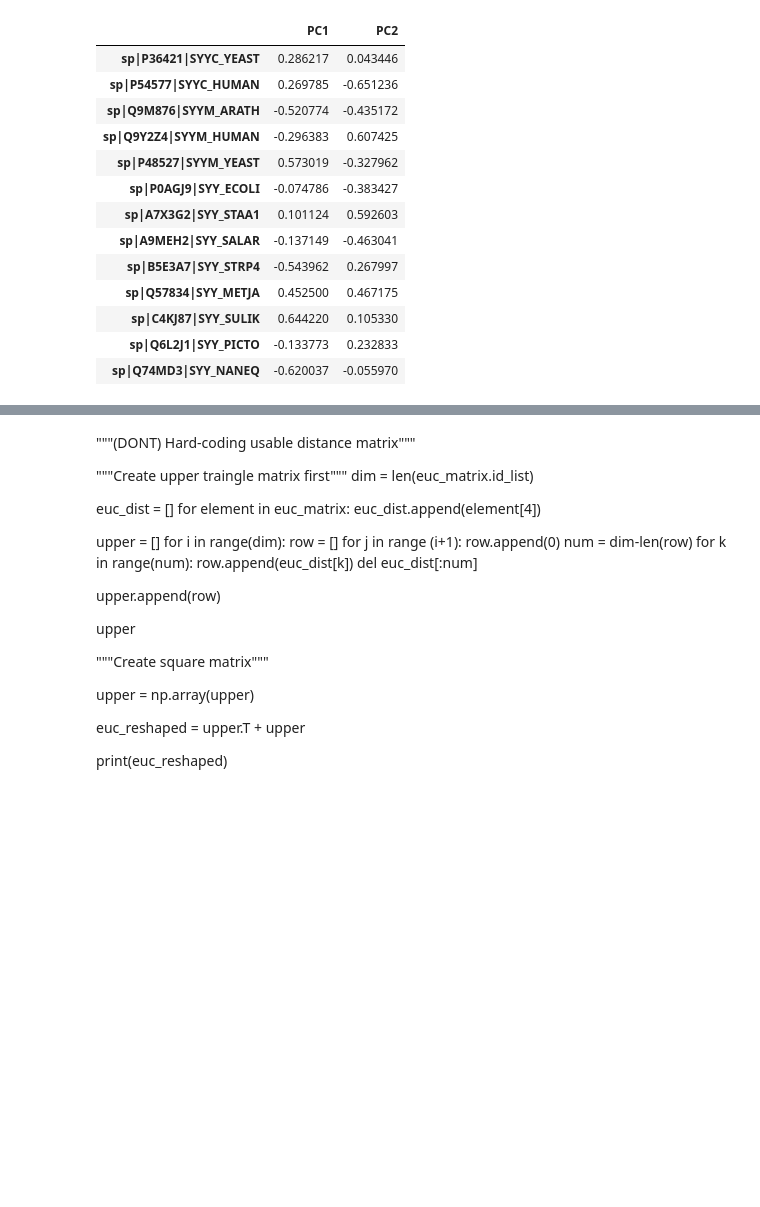
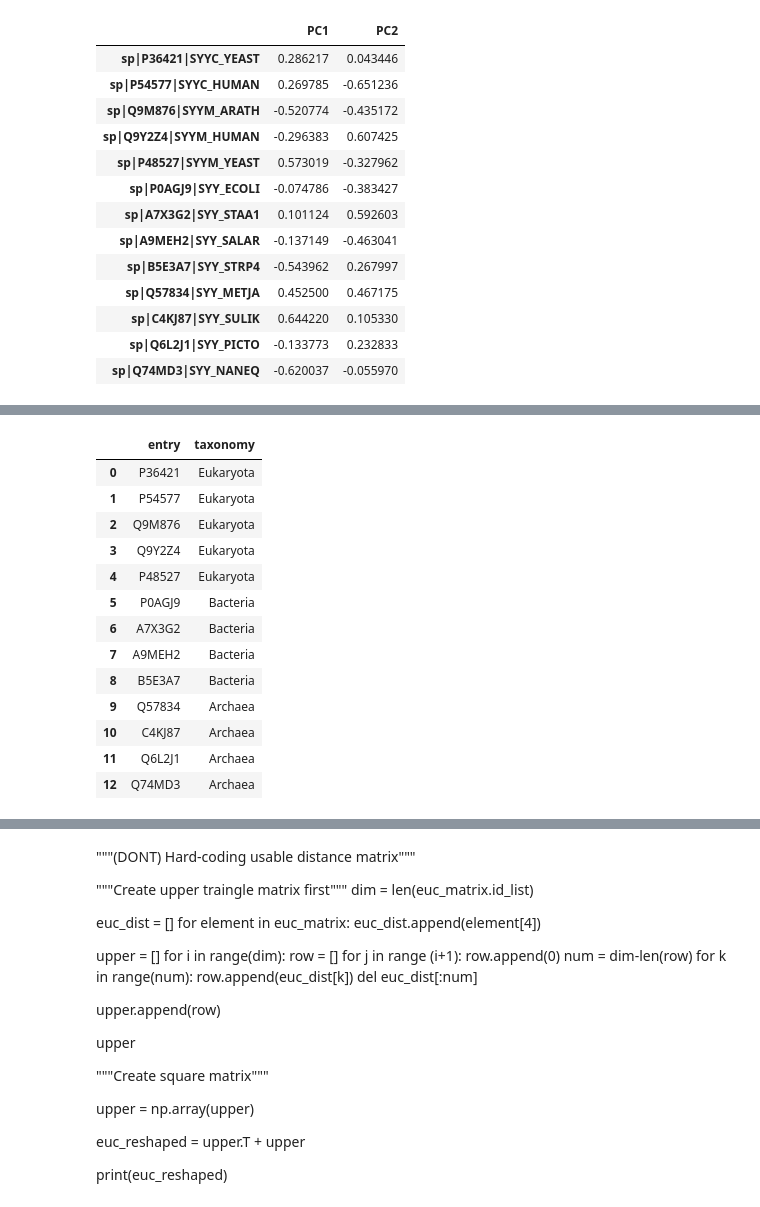
Before and after one commit to ymyf16/bioinfosummer, a Jupyter notebook: alfpy.ipynb, the cells around one changed output, grey strips where cells are left out. Cells and saved outputs as stored; diff of their text form; code cells hidden in the pictures; blank space fills up the shorter version.

```diff
--- a/alfpy.ipynb
+++ b/alfpy.ipynb
@@ -217,0 +224,37 @@ px.scatter(euc, x="PC1", y="PC2",hover_name=euc.index)
+# %%
+# Use regular expression to sort out proteins of different types
+import re
+
+entries = []
+types = []
+pattern = "(\w+)\s+\(superkingdom\)"
+
+for i, row in uniprot.iterrows():
+    result = re.findall(pattern, row["Taxonomic lineage"])
+    if result:
+        for entry in row["Entry"].split():
+            entries.append(entry)
+            types.append(result[0])
+
+taxonomies = {}
+taxonomies["entry"] = entries
+taxonomies["taxonomy"] = types
+
+taxonomy = pd.DataFrame(taxonomies)
+
+taxonomy
+# %% [output]
+|  | entry | taxonomy |
+| 0 | P36421 | Eukaryota |
+| 1 | P54577 | Eukaryota |
+| 2 | Q9M876 | Eukaryota |
+| 3 | Q9Y2Z4 | Eukaryota |
+| 4 | P48527 | Eukaryota |
+| 5 | P0AGJ9 | Bacteria |
+| 6 | A7X3G2 | Bacteria |
+| 7 | A9MEH2 | Bacteria |
+| 8 | B5E3A7 | Bacteria |
+| 9 | Q57834 | Archaea |
+| 10 | C4KJ87 | Archaea |
+| 11 | Q6L2J1 | Archaea |
+| 12 | Q74MD3 | Archaea |
```
Also changed, not shown: parts of 6 cells of this notebook.
